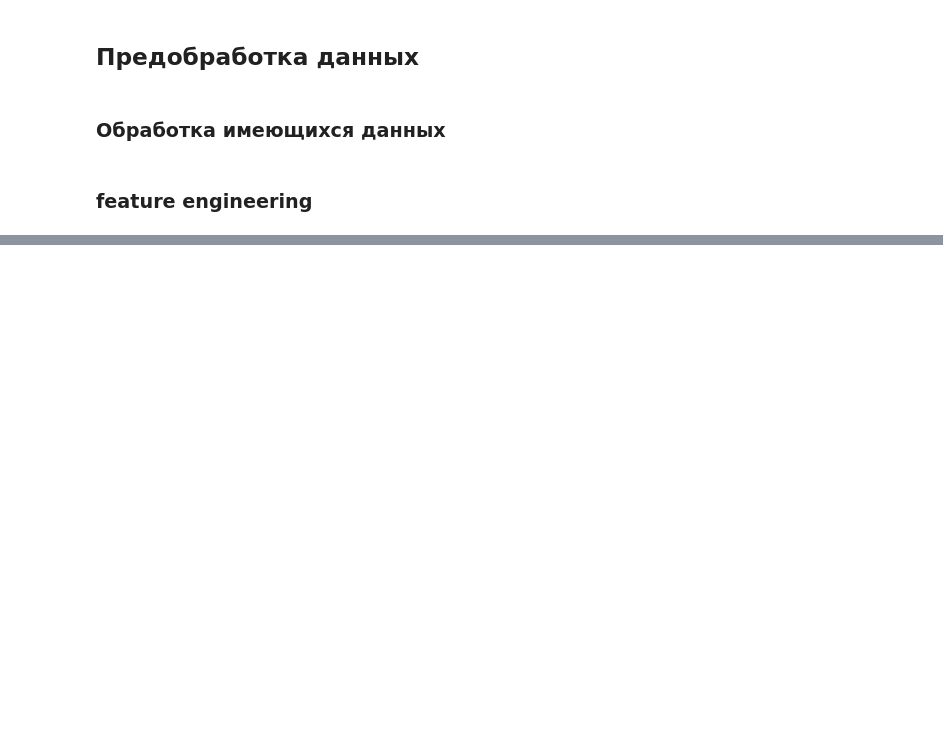
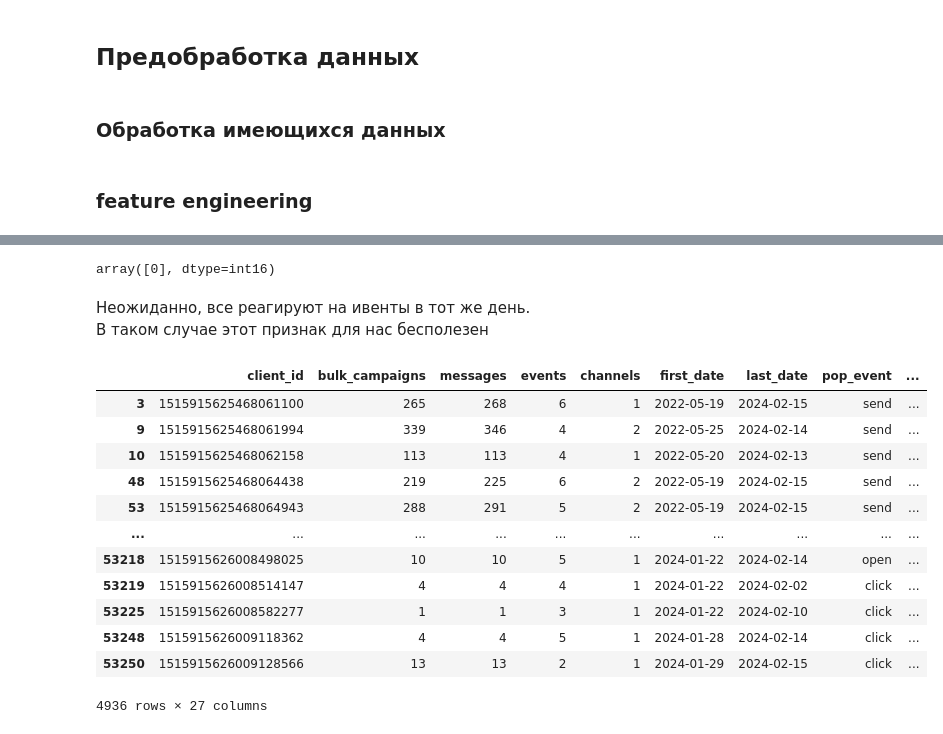
Before and after one commit to Ankudar/yandex_practicum_ds, a Jupyter notebook: 11) Masterskaya_2/notebook/project.ipynb, the cells around one changed output, grey strips where cells are left out. Cells and saved outputs as stored; diff of their text form; code cells hidden in the pictures; blank space fills up the shorter version.

```diff
--- a/11) Masterskaya_2/notebook/project.ipynb
+++ b/11) Masterskaya_2/notebook/project.ipynb
@@ -492 +631,14 @@ app_msg.head()
+# %%
+# У нас есть дата реакции на ивент и дата создания ивента - скорость реакции
+app_msg["reaction_for_event"] = (
+    (app_msg["date"].dt.normalize() - app_msg["created_at"].dt.normalize())
+    .dt.days.astype("int16")
+)
+# %%
+app_msg['reaction_for_event'].unique()
+# %% [output]
+array([0], dtype=int16)
+# %% [markdown]
+Неожиданно, все реагируют на ивенты в тот же день.
+В таком случае этот признак для нас бесполезен
 # %%
@@ -504,5 +656,52 @@ app_msg_agg = (
     )
     .reset_index()
 )
+# %%
+# считаем число действий по каналам и событиям
+channel_event_counts = (
+    pd.crosstab(
+        index=app_msg["client_id"],
+        columns=[app_msg["channel"], app_msg["event"]]
+    )
+)
+
+# делаем имена колонок: actions_<channel>_<event>
+channel_event_counts.columns = [
+    f"actions_{ch}_{ev}" for ch, ev in channel_event_counts.columns
+]
+
+# собираем в кучу
+channel_event_counts = channel_event_counts.reset_index()
+app_msg_agg = app_msg_agg.merge(channel_event_counts, on="client_id", how="left")
+# %%
+# считаем количество дублей сообщений на юзера
+dup_counts = (
+    app_msg.groupby("client_id")
+    .agg(dup_count=("message_id", lambda x: app_msg.loc[x.index].duplicated().sum()))
+    .reset_index()
+)
+
+# spam_factor = 1 если дублей >= 2, иначе 0
+dup_counts["spam_factor"] = (dup_counts["dup_count"] >= 2).astype(int)
+
+# объединяем с агрегатами
+app_msg_agg = app_msg_agg.merge(dup_counts, on="client_id", how="left")
+app_msg_agg[["dup_count", "spam_factor"]] = app_msg_agg[["dup_count", "spam_factor"]].fillna(0).astype(int)
+# %%
+app_msg_agg[app_msg_agg["spam_factor"] == 1]
+# %% [output]
+|  | client_id | bulk_campaigns | messages | events | channels | first_date | last_date | pop_event | ... |
+| 3 | 1515915625468061100 | 265 | 268 | 6 | 1 | 2022-05-19 | 2024-02-15 | send | ... |
+| 9 | 1515915625468061994 | 339 | 346 | 4 | 2 | 2022-05-25 | 2024-02-14 | send | ... |
+| 10 | 1515915625468062158 | 113 | 113 | 4 | 1 | 2022-05-20 | 2024-02-13 | send | ... |
+| 48 | 1515915625468064438 | 219 | 225 | 6 | 2 | 2022-05-19 | 2024-02-15 | send | ... |
+| 53 | 1515915625468064943 | 288 | 291 | 5 | 2 | 2022-05-19 | 2024-02-15 | send | ... |
+| ... | ... | ... | ... | ... | ... | ... | ... | ... | ... |
+| 53218 | 1515915626008498025 | 10 | 10 | 5 | 1 | 2024-01-22 | 2024-02-14 | open | ... |
+| 53219 | 1515915626008514147 | 4 | 4 | 4 | 1 | 2024-01-22 | 2024-02-02 | click | ... |
+| 53225 | 1515915626008582277 | 1 | 1 | 3 | 1 | 2024-01-22 | 2024-02-10 | click | ... |
+| 53248 | 1515915626009118362 | 4 | 4 | 5 | 1 | 2024-01-28 | 2024-02-14 | click | ... |
+| 53250 | 1515915626009128566 | 13 | 13 | 2 | 1 | 2024-01-29 | 2024-02-15 | click | ... |
+4936 rows × 27 columns
 # %%
 display(app_msg_agg.head())
```
Also changed, not shown: parts of 35 cells of this notebook.
